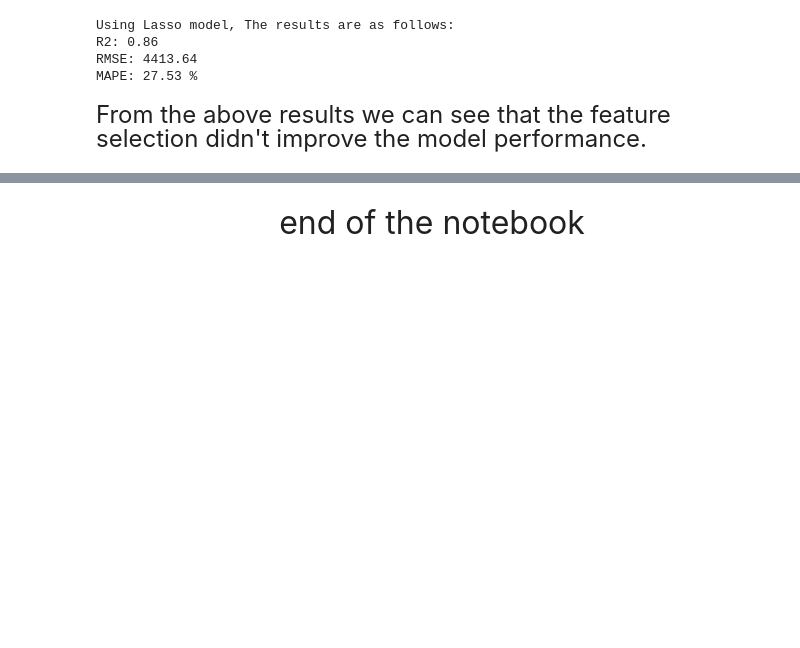
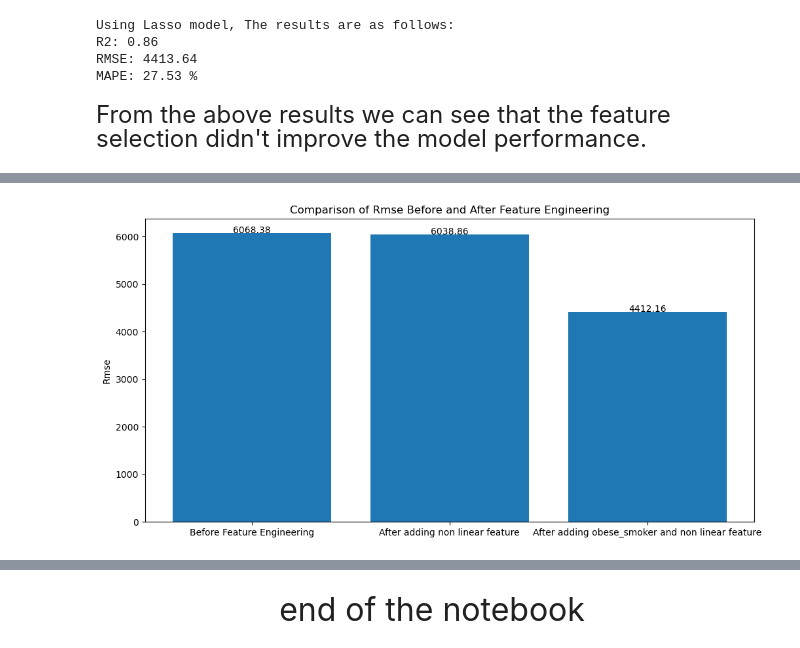
Before and after one commit to aimebamba/Medical-insurance-predicion, a Jupyter notebook: Medical insurance prediction.ipynb, the cells around one changed output, grey strips where cells are left out. Cells and saved outputs as stored; diff of their text form; code cells hidden in the pictures; blank space fills up the shorter version.

```diff
--- a/Medical insurance prediction.ipynb
+++ b/Medical insurance prediction.ipynb
@@ -713,0 +729,12 @@ MAPE: 27.53 %
+# %%
+Rmse_results = [rmse_1, rmse_2, rmse_3]
+labels = ['Before Feature Engineering', 'After adding non linear feature', 'After adding obese_smoker and non linear feature']
+plt.figure(figsize=(12,6))
+plt.bar(labels, Rmse_results)
+for i in range(len(Rmse_results)):
+    plt.text(i, Rmse_results[i], str(round(Rmse_results[i],2)), ha = 'center')
+plt.ylabel('Rmse')
+plt.title('Comparison of Rmse Before and After Feature Engineering')
+plt.show()
+# %% [output]
+[figure, added]
```
Also changed, not shown: parts of 14 cells of this notebook.
